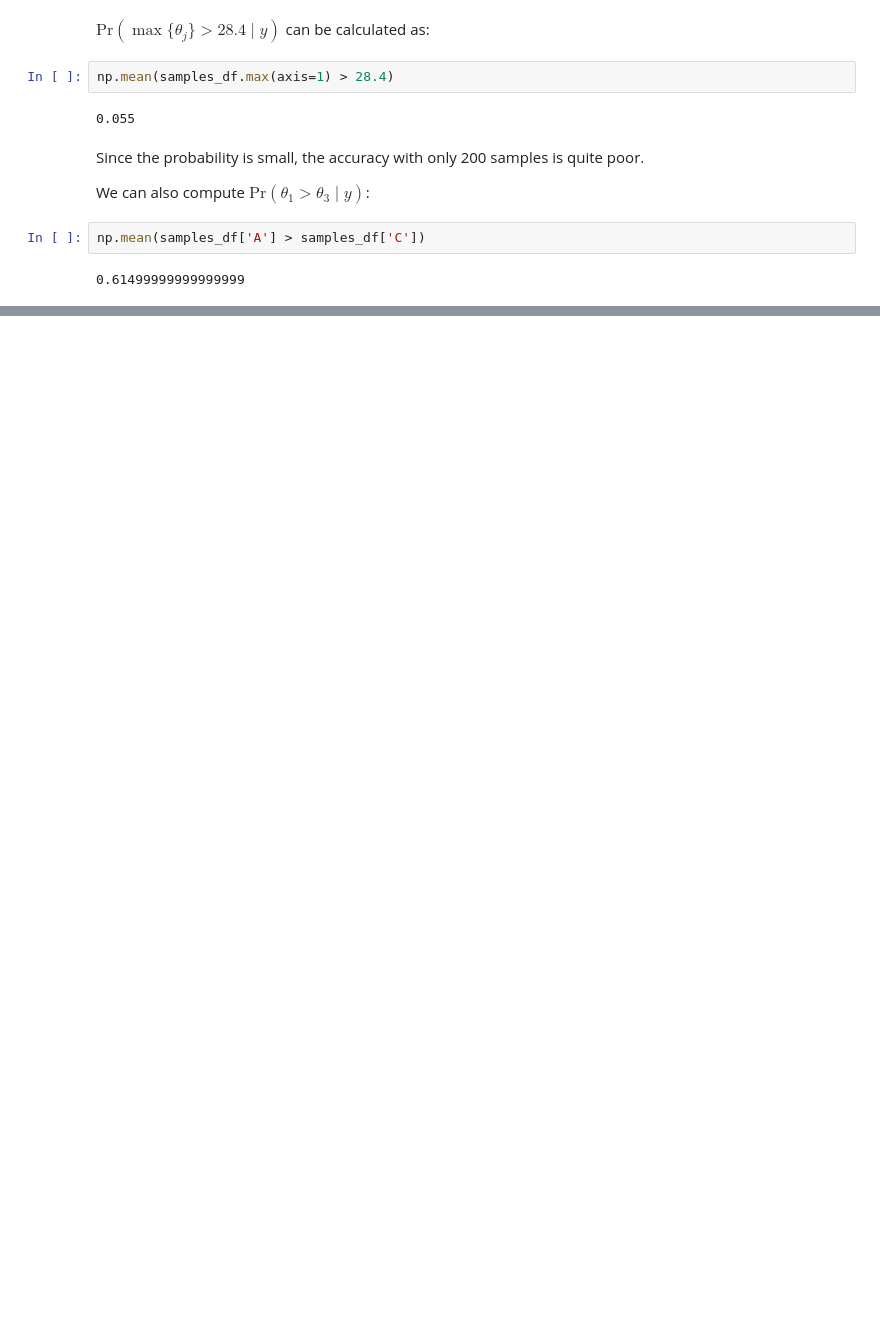
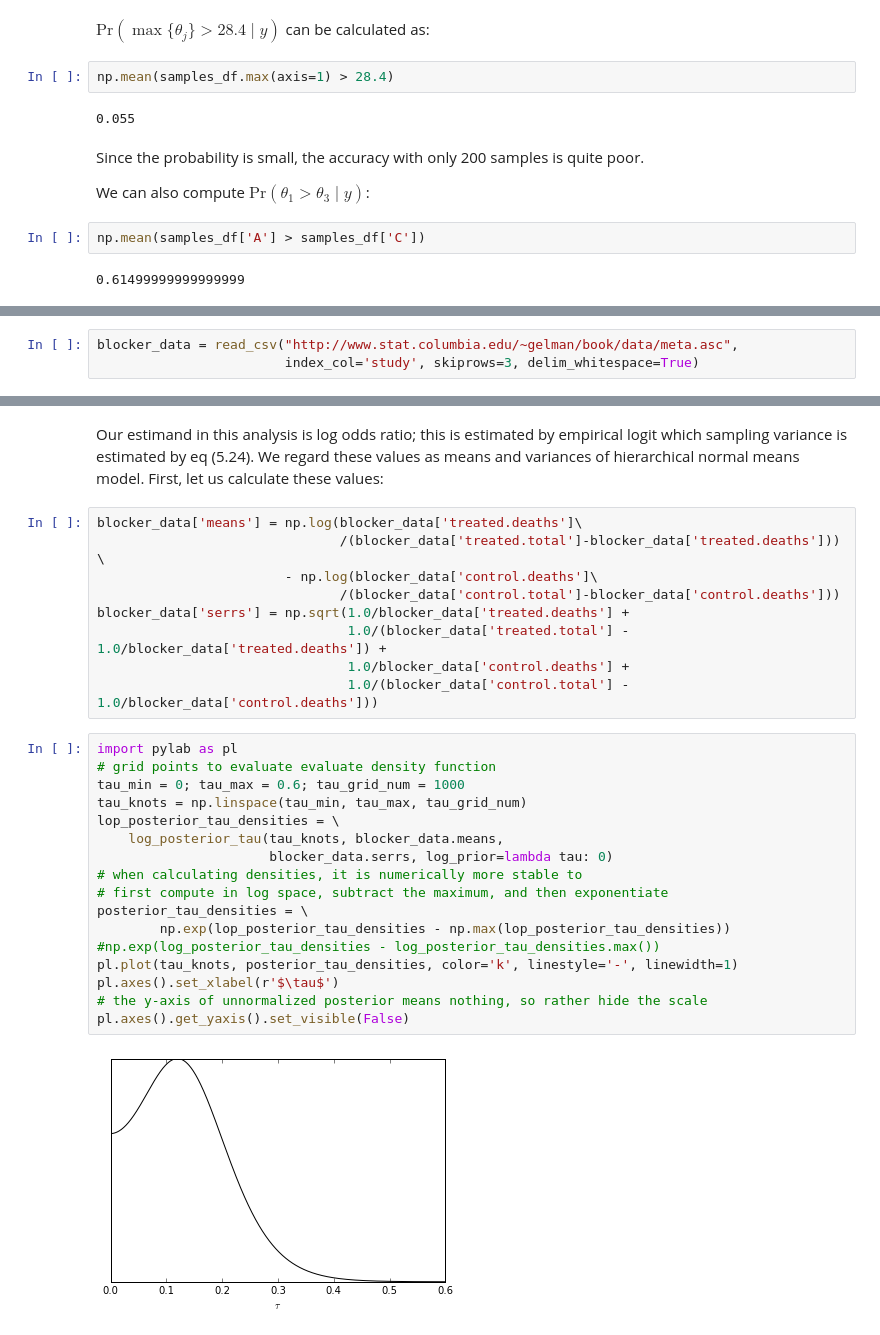
Before and after one commit to bikestra/bdapy, a Jupyter notebook: ch5_4-5-6_hierarchical_normal.ipynb, the cells around one changed output, grey strips where cells are left out. Saved outputs shown, nothing was run; the diff lists cells and outputs as text; blank space fills up the shorter version.

```diff
--- a/ch5_4-5-6_hierarchical_normal.ipynb
+++ b/ch5_4-5-6_hierarchical_normal.ipynb
@@ -212,0 +230,3 @@ np.mean(samples_df['A'] > samples_df['C'])
+# %%
+blocker_data = read_csv("http://www.stat.columbia.edu/~gelman/book/data/meta.asc",
+                        index_col='study', skiprows=3, delim_whitespace=True)
@@ -212,0 +254,30 @@ np.mean(samples_df['A'] > samples_df['C'])
+# %% [markdown]
+Our estimand in this analysis is log odds ratio; this is estimated by empirical logit which sampling variance is estimated by eq (5.24).  We regard these values as means and variances of hierarchical normal means model.  First, let us calculate these values:
+# %%
+blocker_data['means'] = np.log(blocker_data['treated.deaths']\
+                               /(blocker_data['treated.total']-blocker_data['treated.deaths'])) \
+                        - np.log(blocker_data['control.deaths']\
+                               /(blocker_data['control.total']-blocker_data['control.deaths']))
+blocker_data['serrs'] = np.sqrt(1.0/blocker_data['treated.deaths'] +
+                                1.0/(blocker_data['treated.total'] - 1.0/blocker_data['treated.deaths']) +
+                                1.0/blocker_data['control.deaths'] +
+                                1.0/(blocker_data['control.total'] - 1.0/blocker_data['control.deaths']))
+# %%
+import pylab as pl
+# grid points to evaluate evaluate density function
+tau_min = 0; tau_max = 0.6; tau_grid_num = 1000
+tau_knots = np.linspace(tau_min, tau_max, tau_grid_num)
+lop_posterior_tau_densities = \
+    log_posterior_tau(tau_knots, blocker_data.means,
+                      blocker_data.serrs, log_prior=lambda tau: 0)
+# when calculating densities, it is numerically more stable to
+# first compute in log space, subtract the maximum, and then exponentiate
+posterior_tau_densities = \
+        np.exp(lop_posterior_tau_densities - np.max(lop_posterior_tau_densities))
+#np.exp(log_posterior_tau_densities - log_posterior_tau_densities.max())
+pl.plot(tau_knots, posterior_tau_densities, color='k', linestyle='-', linewidth=1)
+pl.axes().set_xlabel(r'$\tau$')
+# the y-axis of unnormalized posterior means nothing, so rather hide the scale
+pl.axes().get_yaxis().set_visible(False)
+# %% [output]
+[figure, added]
```
Also changed, not shown: parts of 30 cells of this notebook, 1 other file.
